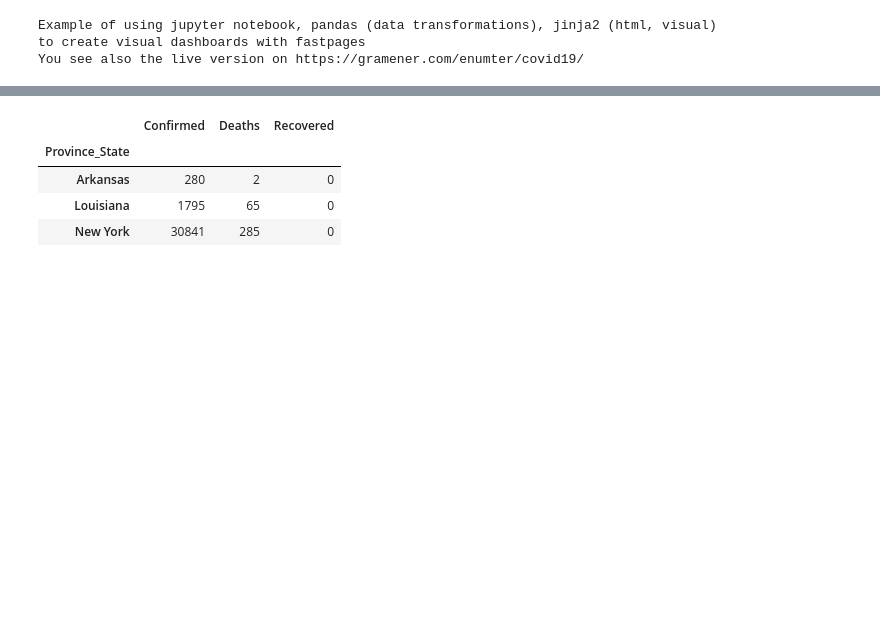
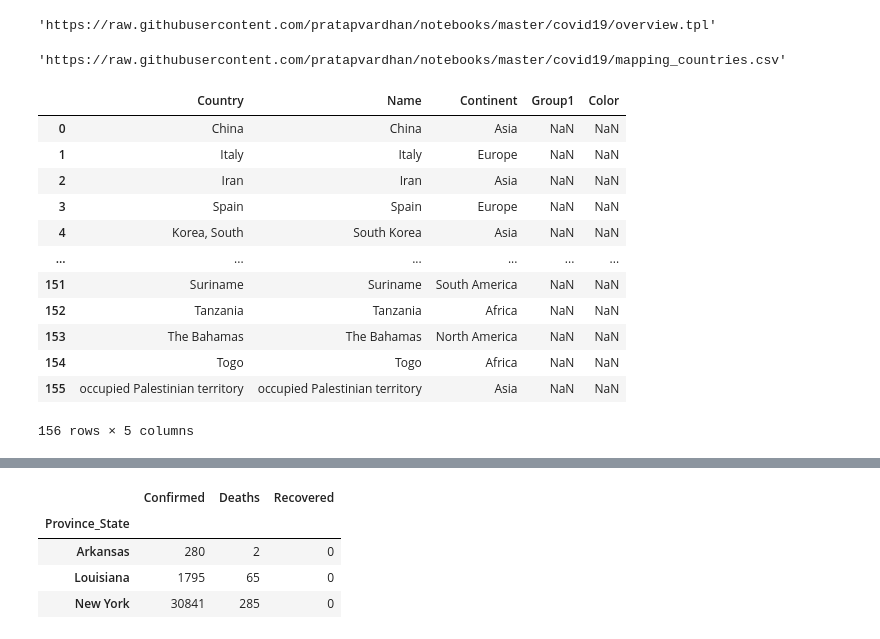
Before and after one commit to binliu0630/Data_Manipulation, a Jupyter notebook: Copy_of_2020_03_21_covid19_overview.ipynb, the cells around one changed output, grey strips where cells are left out. Cells and saved outputs as stored; diff of their text form; code cells hidden in the pictures; blank space fills up the shorter version.

```diff
--- a/Copy_of_2020_03_21_covid19_overview.ipynb
+++ b/Copy_of_2020_03_21_covid19_overview.ipynb
@@ -13,14 +3,3 @@
-# %%
-#hide
-print('''
-Example of using jupyter notebook, pandas (data transformations), jinja2 (html, visual)
-to create visual dashboards with fastpages
-You see also the live version on https://gramener.com/enumter/covid19/
-''')
-# %% [output]
-Example of using jupyter notebook, pandas (data transformations), jinja2 (html, visual)
-to create visual dashboards with fastpages
-You see also the live version on https://gramener.com/enumter/covid19/
 # %%
 #hide
 import numpy as np
@@ -74,3 +53,28 @@ def get_dates(df):
             LAST_DATE_I = i
             break
     return LAST_DATE_I, dt_cols
+# %%
+paths['overview']
+# %% [output]
+'https://raw.githubusercontent.com/pratapvardhan/notebooks/master/covid19/overview.tpl'
+# %%
+paths['mapping']
+# %% [output]
+'https://raw.githubusercontent.com/pratapvardhan/notebooks/master/covid19/mapping_countries.csv'
+# %%
+mapping = get_mappings(paths['mapping'])
+mapping['df']
+# %% [output]
+|  | Country | Name | Continent | Group1 | Color |
+| 0 | China | China | Asia | NaN | NaN |
+| 1 | Italy | Italy | Europe | NaN | NaN |
+| 2 | Iran | Iran | Asia | NaN | NaN |
+| 3 | Spain | Spain | Europe | NaN | NaN |
+| 4 | Korea, South | South Korea | Asia | NaN | NaN |
+| ... | ... | ... | ... | ... | ... |
+| 151 | Suriname | Suriname | South America | NaN | NaN |
+| 152 | Tanzania | Tanzania | Africa | NaN | NaN |
+| 153 | The Bahamas | The Bahamas | North America | NaN | NaN |
+| 154 | Togo | Togo | Africa | NaN | NaN |
+| 155 | occupied Palestinian territory | occupied Palestinian territory | Asia | NaN | NaN |
+156 rows × 5 columns
```
Also changed, not shown: parts of 39 cells of this notebook.
